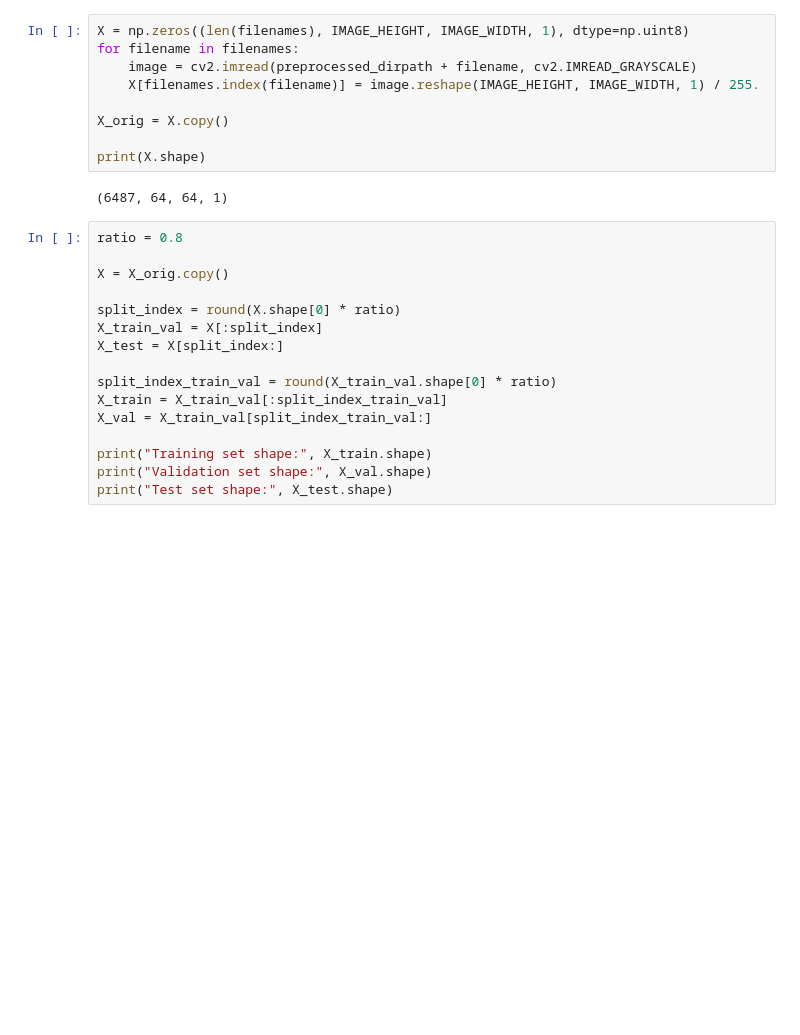
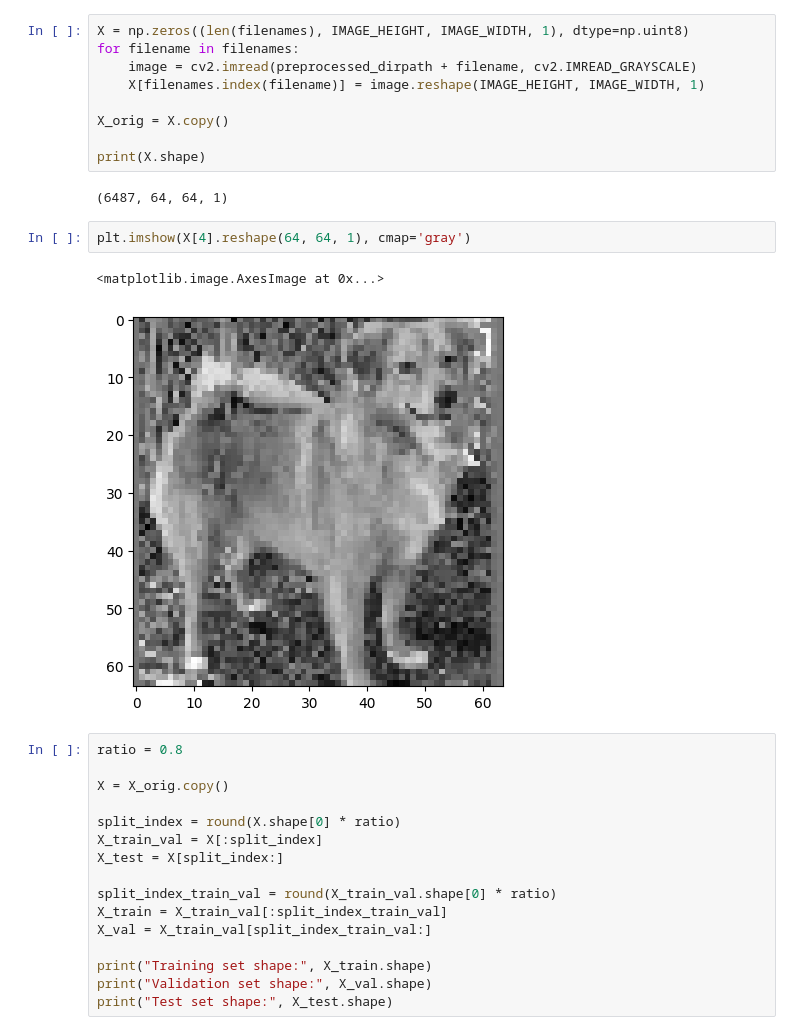
Before and after one commit to grepoz/vae-ug-homework, a Jupyter notebook: vae.ipynb, the cells around one changed output. Drawn from its saved outputs; the diff is of its cells as text; blank space fills up the shorter version.

```diff
--- a/vae.ipynb
+++ b/vae.ipynb
@@ -205,13 +180,18 @@ Total number of images: 6487
 X = np.zeros((len(filenames), IMAGE_HEIGHT, IMAGE_WIDTH, 1), dtype=np.uint8)
 for filename in filenames:
     image = cv2.imread(preprocessed_dirpath + filename, cv2.IMREAD_GRAYSCALE)
-    X[filenames.index(filename)] = image.reshape(IMAGE_HEIGHT, IMAGE_WIDTH, 1) / 255.
+    X[filenames.index(filename)] = image.reshape(IMAGE_HEIGHT, IMAGE_WIDTH, 1)
 
 X_orig = X.copy()
 
 print(X.shape)
 # %% [output]
 (6487, 64, 64, 1)
+# %%
+plt.imshow(X[4].reshape(64, 64, 1), cmap='gray')
+# %% [output]
+<matplotlib.image.AxesImage at 0x...>
+[figure, added]
 # %%
 ratio = 0.8
 
```
Also changed, not shown: parts of 12 cells of this notebook.
